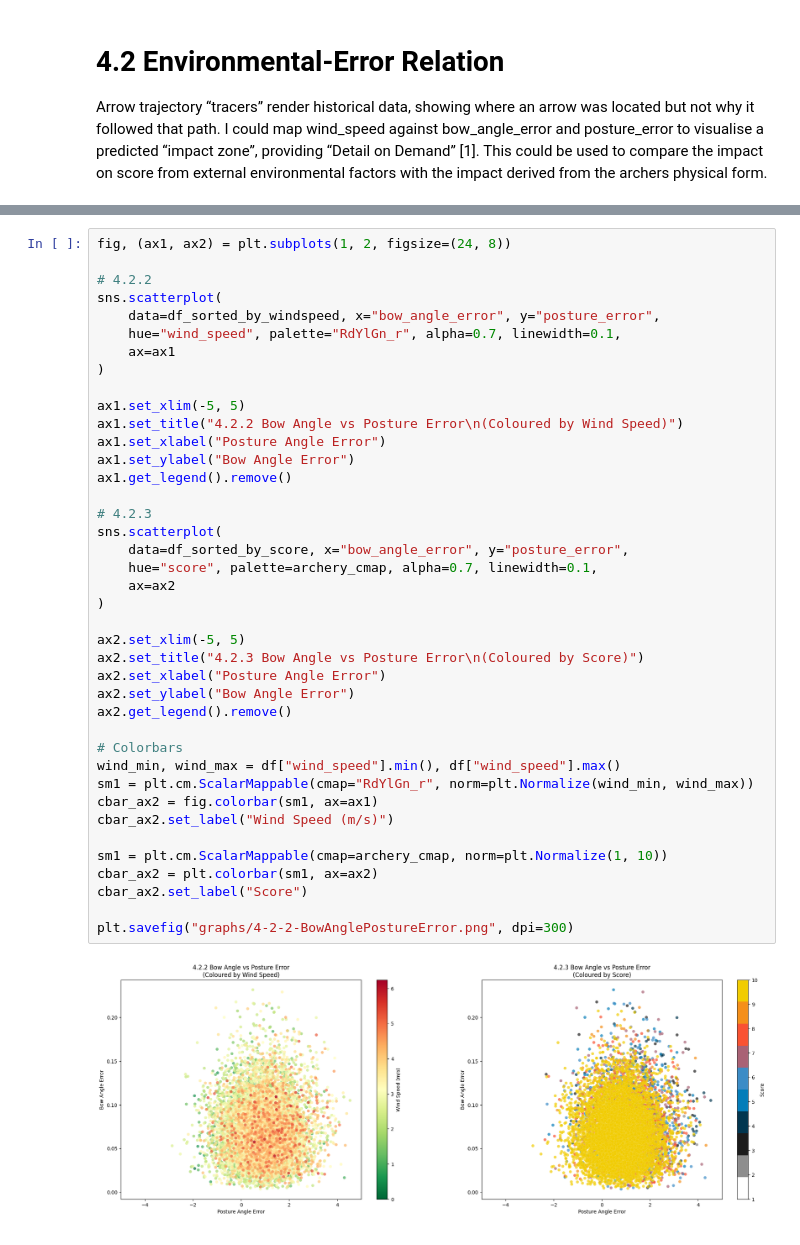
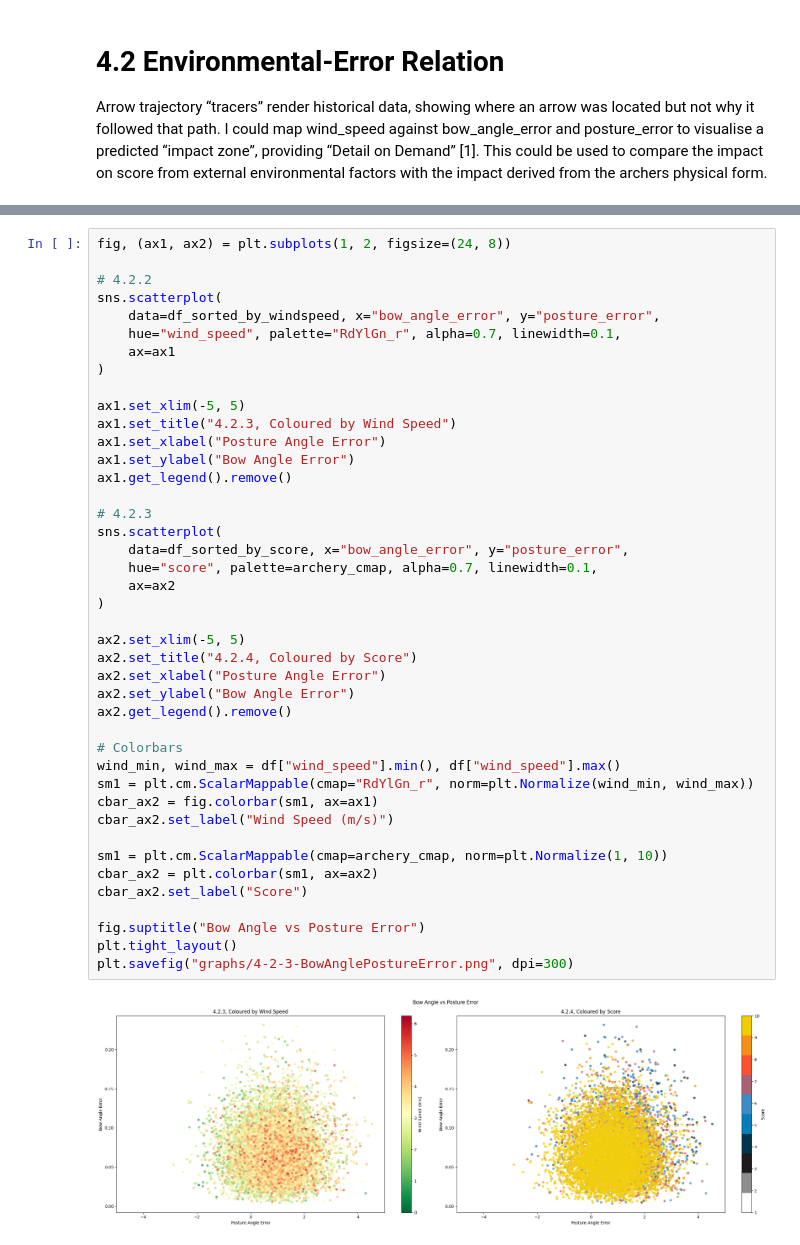
Before and after one commit to corey-richardson/comp3007-cw2, a Jupyter notebook: notebook.ipynb, the cells around one changed output, grey strips where cells are left out. Cells and saved outputs as stored; diff of their text form.

```diff
--- a/notebook.ipynb
+++ b/notebook.ipynb
@@ -175,34 +217,36 @@ sns.scatterplot(
 )
 
 ax1.set_xlim(-5, 5)
-ax1.set_title("4.2.2 Bow Angle vs Posture Error\n(Coloured by Wind Speed)")
+ax1.set_title("4.2.3, Coloured by Wind Speed")
 ax1.set_xlabel("Posture Angle Error")
 ax1.set_ylabel("Bow Angle Error")
 ax1.get_legend().remove()
 
 # 4.2.3
 sns.scatterplot(
     data=df_sorted_by_score, x="bow_angle_error", y="posture_error",
     hue="score", palette=archery_cmap, alpha=0.7, linewidth=0.1,
     ax=ax2
 )
 
 ax2.set_xlim(-5, 5)
-ax2.set_title("4.2.3 Bow Angle vs Posture Error\n(Coloured by Score)")
+ax2.set_title("4.2.4, Coloured by Score")
 ax2.set_xlabel("Posture Angle Error")
 ax2.set_ylabel("Bow Angle Error")
 ax2.get_legend().remove()
 
 # Colorbars
 wind_min, wind_max = df["wind_speed"].min(), df["wind_speed"].max()
 sm1 = plt.cm.ScalarMappable(cmap="RdYlGn_r", norm=plt.Normalize(wind_min, wind_max))
 cbar_ax2 = fig.colorbar(sm1, ax=ax1)
 cbar_ax2.set_label("Wind Speed (m/s)")
 
 sm1 = plt.cm.ScalarMappable(cmap=archery_cmap, norm=plt.Normalize(1, 10))
 cbar_ax2 = plt.colorbar(sm1, ax=ax2)
 cbar_ax2.set_label("Score")
 
-plt.savefig("graphs/4-2-2-BowAnglePostureError.png", dpi=300)
+fig.suptitle("Bow Angle vs Posture Error")
+plt.tight_layout()
+plt.savefig("graphs/4-2-3-BowAnglePostureError.png", dpi=300)
 # %% [output]
-[figure, old version]
+[figure, new version]
```
Also changed, not shown: parts of 11 cells of this notebook, 2 other files.
